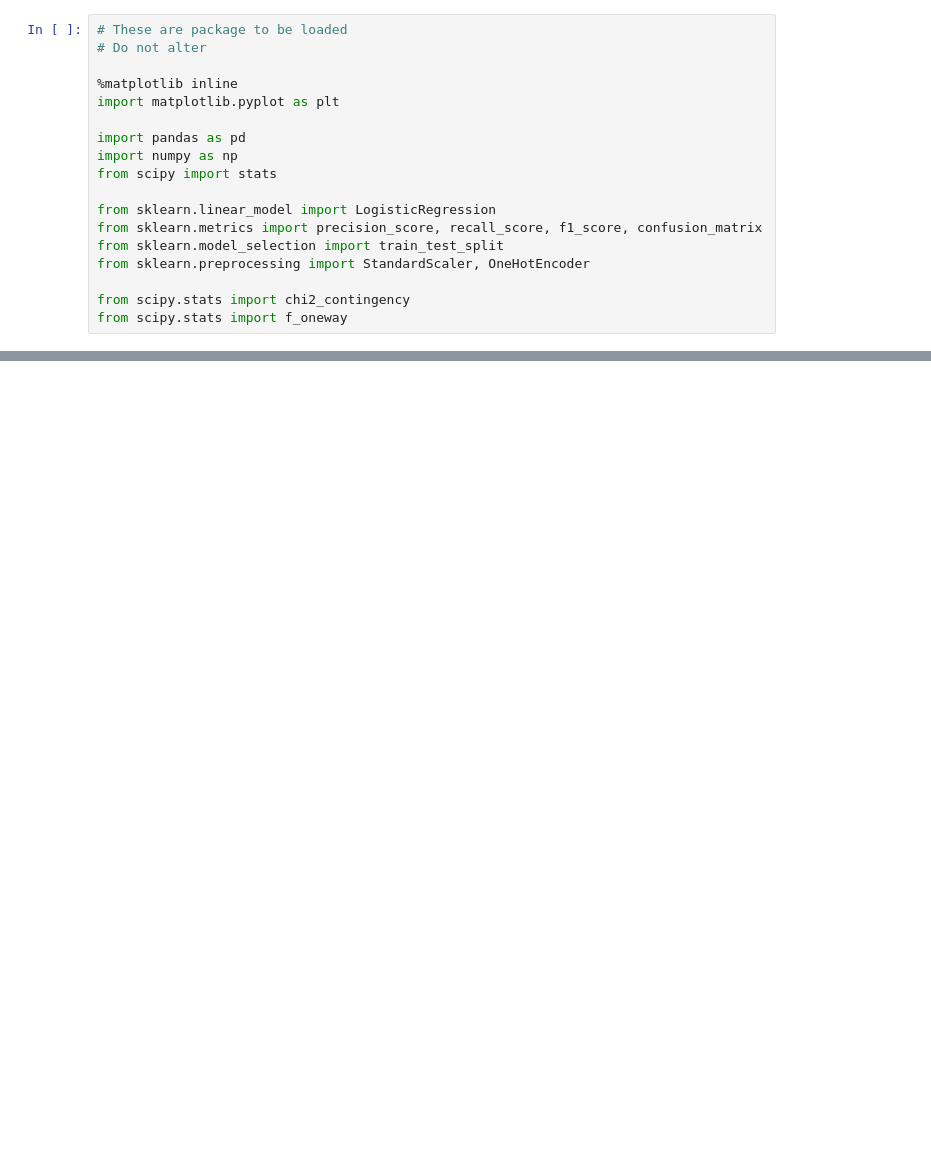
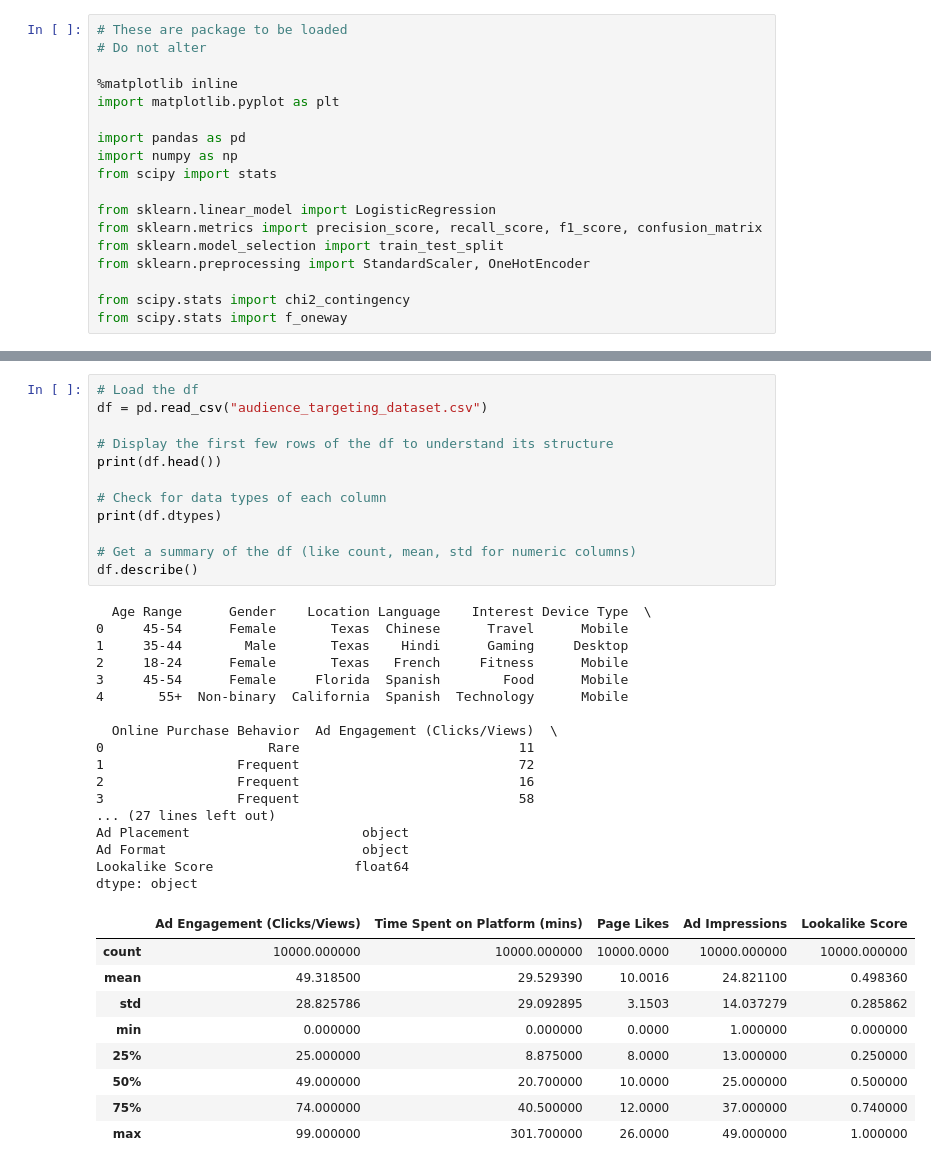
Before and after one commit to CareerForge/HiCouncellorProjects, a Jupyter notebook: audience_segment/audience_segment.ipynb, the cells around one changed output, grey strips where cells are left out. Cells and saved outputs as stored; diff of their text form; blank space fills up the shorter version.

```diff
--- a/audience_segment/audience_segment.ipynb
+++ b/audience_segment/audience_segment.ipynb
@@ -533,0 +40,39 @@ This process involves interpreting clustering results, defining business-specifi
+# %%
+# Load the df
+df = pd.read_csv("audience_targeting_dataset.csv")
+
+# Display the first few rows of the df to understand its structure
+print(df.head())
+
+# Check for data types of each column
+print(df.dtypes)
+
+# Get a summary of the df (like count, mean, std for numeric columns)
+df.describe()
+# %% [output]
+  Age Range      Gender    Location Language    Interest Device Type  \
+0     45-54      Female       Texas  Chinese      Travel      Mobile
+1     35-44        Male       Texas    Hindi      Gaming     Desktop
+2     18-24      Female       Texas   French     Fitness      Mobile
+3     45-54      Female     Florida  Spanish        Food      Mobile
+4       55+  Non-binary  California  Spanish  Technology      Mobile
+
+  Online Purchase Behavior  Ad Engagement (Clicks/Views)  \
+0                     Rare                            11
+1                 Frequent                            72
+2                 Frequent                            16
+3                 Frequent                            58
+... (27 lines left out)
+Ad Placement                      object
+Ad Format                         object
+Lookalike Score                  float64
+dtype: object
+|  | Ad Engagement (Clicks/Views) | Time Spent on Platform (mins) | Page Likes | Ad Impressions | Lookalike Score |
+| count | 10000.000000 | 10000.000000 | 10000.0000 | 10000.000000 | 10000.000000 |
+| mean | 49.318500 | 29.529390 | 10.0016 | 24.821100 | 0.498360 |
+| std | 28.825786 | 29.092895 | 3.1503 | 14.037279 | 0.285862 |
+| min | 0.000000 | 0.000000 | 0.0000 | 1.000000 | 0.000000 |
+| 25% | 25.000000 | 8.875000 | 8.0000 | 13.000000 | 0.250000 |
+| 50% | 49.000000 | 20.700000 | 10.0000 | 25.000000 | 0.500000 |
+| 75% | 74.000000 | 40.500000 | 12.0000 | 37.000000 | 0.740000 |
+| max | 99.000000 | 301.700000 | 26.0000 | 49.000000 | 1.000000 |
```
Also changed, not shown: parts of 45 cells of this notebook, 9 other files.
